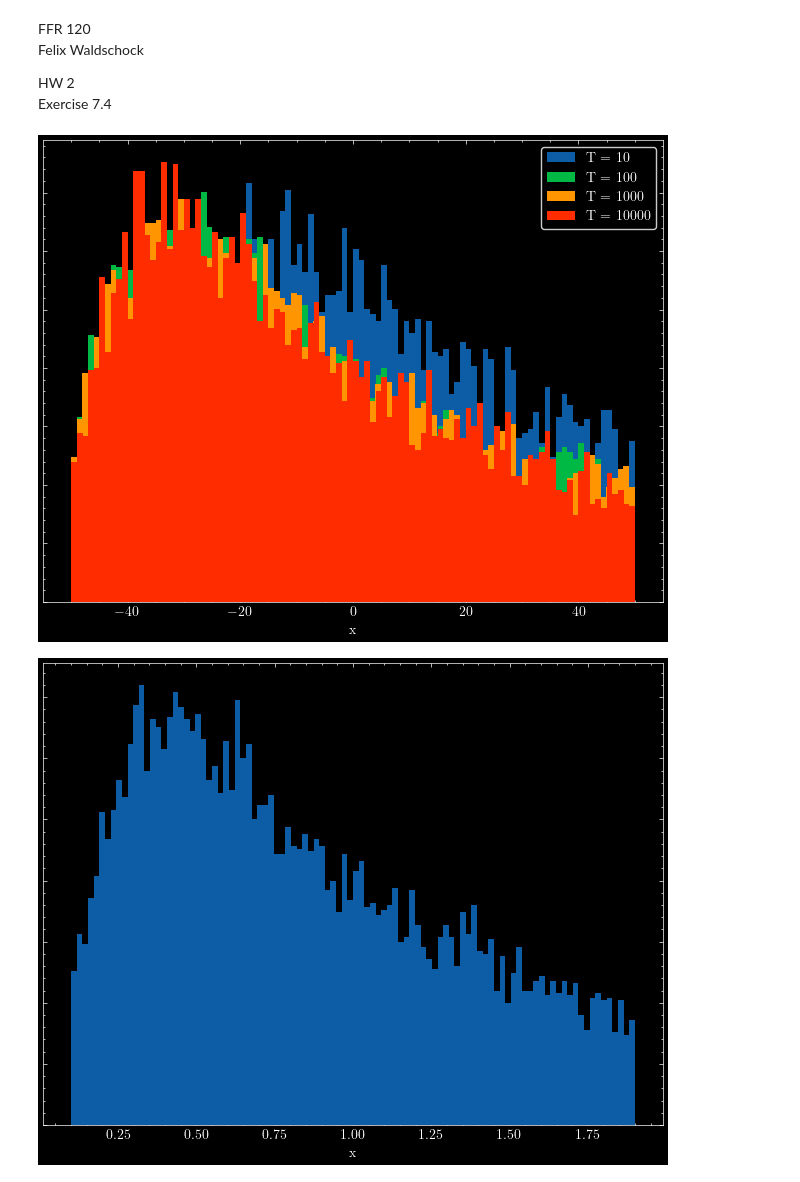
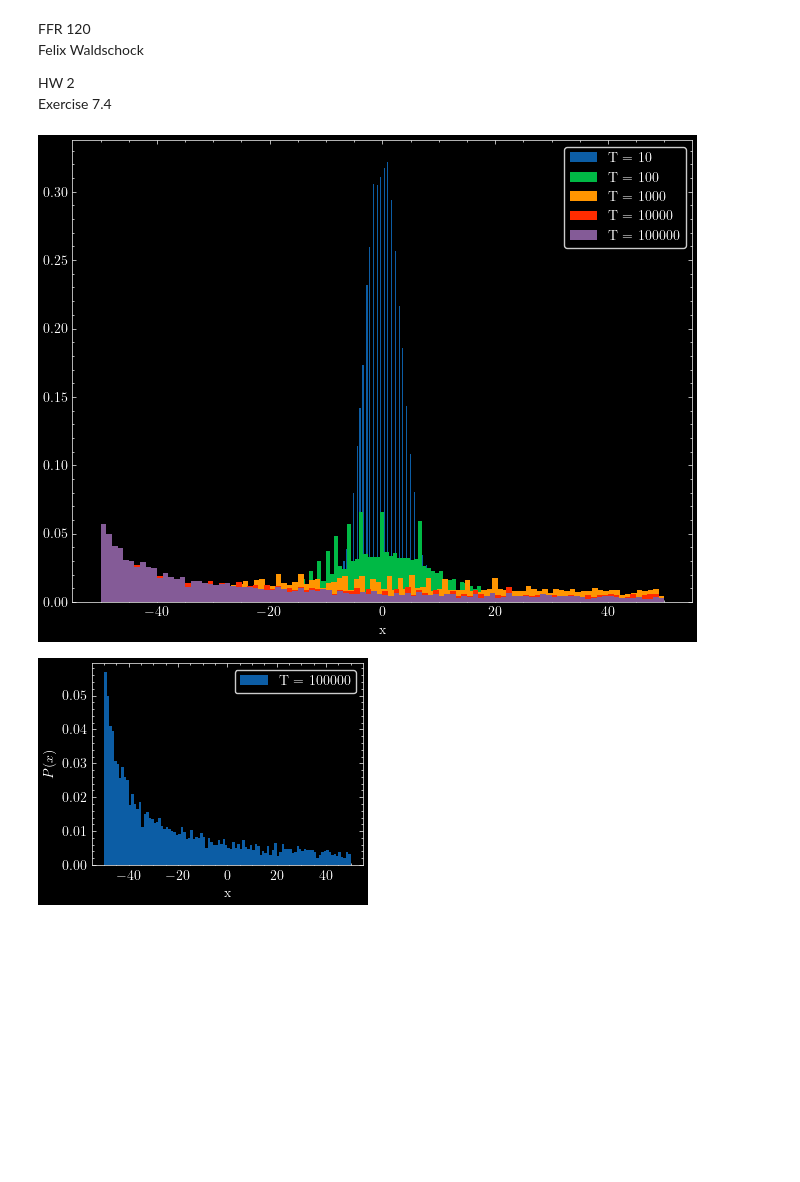
Before and after one commit to FelixWaldschock/Chalmers_FFR120_Simulation_Of_Complex_System, a Jupyter notebook: HW_02/Exercise_7-4.ipynb, the cells around one changed output. Saved outputs shown, nothing was run; the diff lists cells and outputs as text; code cells hidden in the pictures; blank space fills up the shorter version.

```diff
--- a/HW_02/Exercise_7-4.ipynb
+++ b/HW_02/Exercise_7-4.ipynb
@@ -81,31 +88,31 @@ if(1):
 # %%
 # load the trajectories from a file
-trajectories = np.loadtxt('Simulated_Data/trajectories_74_0-5.npy')
-sigmas_ = np.loadtxt('Simulated_Data/sigmas_74_0-5.npy')
+trajectories = np.load('Simulated_Data/trajectories_74_0-5.npy')
+sigmas_ = np.load('Simulated_Data/sigmas_74_0-5.npy')
 bins = 100
 alpha_plot = 1
 
 # plot the trajectories in one histogram
 fig, ax = plt.subplots(figsize=(8, 6))
 plt.hist(trajectories[:, 0], bins=bins, density=True, label='T = 10', alpha=alpha_plot)
 plt.hist(trajectories[:, 1], bins=bins, density=True, label='T = 100', alpha=alpha_plot)
 plt.hist(trajectories[:, 2], bins=bins, density=True, label='T = 1000', alpha=alpha_plot)
 plt.hist(trajectories[:, 3], bins=bins, density=True, label='T = 10000', alpha=alpha_plot)
-# plt.hist(trajectories[:, 4], bins=100, density=True, label='T = 100000')
+plt.hist(trajectories[:, 4], bins=bins, density=True, label='T = 100000', alpha=alpha_plot)
 plt.xlabel('x')
 plt.legend()
-ax.set_yticklabels([])
+#ax.set_yticklabels([])
 plt.show()
 
-# plot the sigmas
-fig, ax = plt.subplots(figsize=(8, 6))
-plt.hist(sigmas_, bins=100, label='sigmas')
+# plot the last distribution
+plt.hist(trajectories[:, -1], bins=bins, density=True, label='T = 100000', alpha=alpha_plot)
 plt.xlabel('x')
-ax.set_yticklabels([])
+plt.ylabel('$P(x)$')
+plt.legend()
 plt.show()
 # %% [output]
-[figure, old version]
+[figure, new version]
-[figure, old version]
+[figure, new version]
 # %%
 # print the means of the trajectories
 print('mean of the trajectories:')
```
Also changed, not shown: parts of 11 cells of this notebook, 24 other files.
